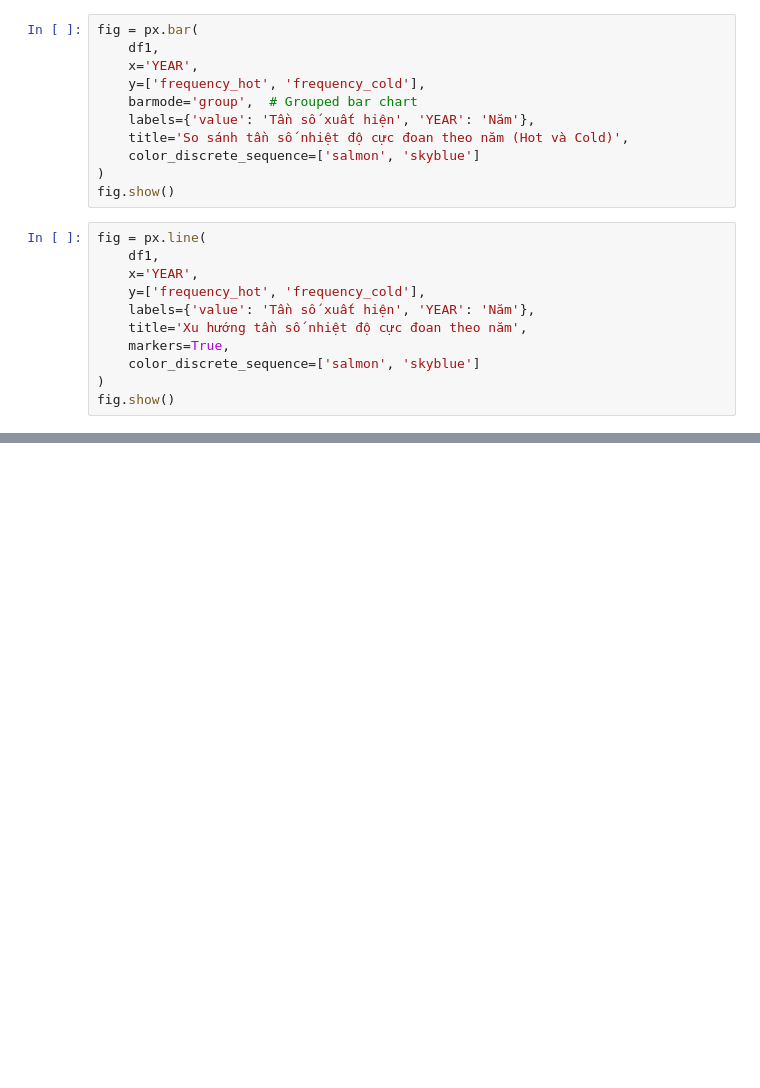
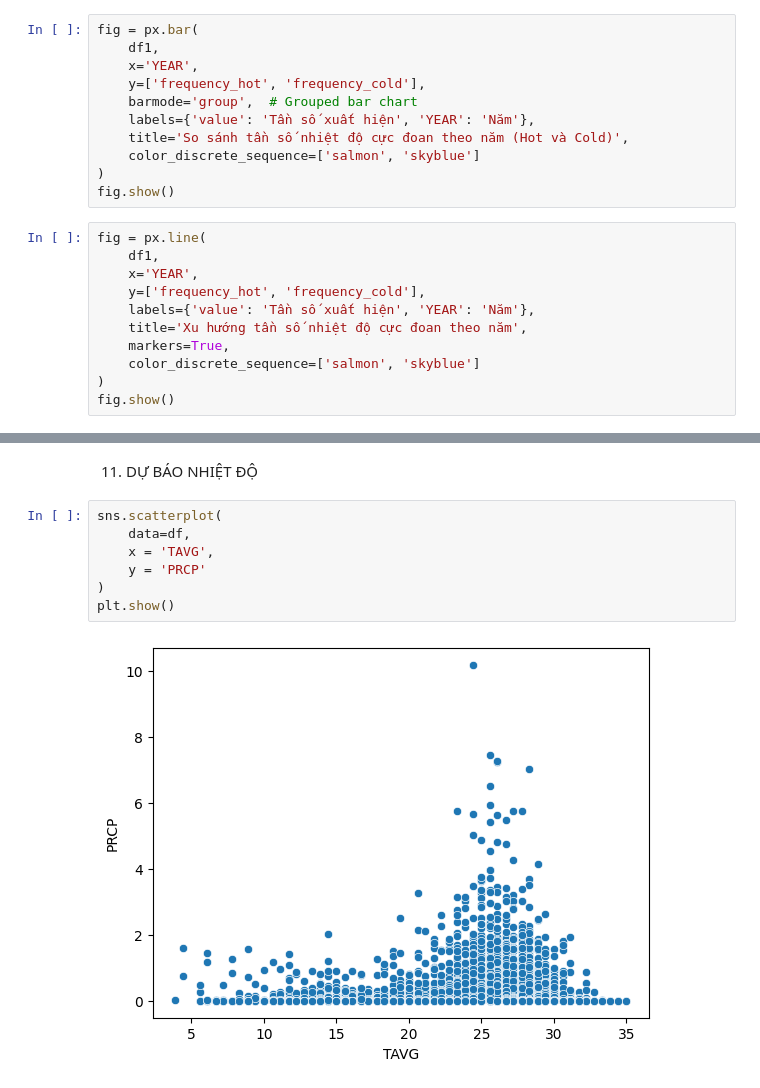
Before and after one commit to huyvanzzz/Data-Processing-Programming, a Jupyter notebook: temp_.ipynb, the cells around one changed output, grey strips where cells are left out. Saved outputs shown, nothing was run; the diff lists cells and outputs as text; blank space fills up the shorter version.

```diff
--- a/temp_.ipynb
+++ b/temp_.ipynb
@@ -320,0 +284,11 @@ NameError: name 'norm' is not defined
+# %% [markdown]
+11. DỰ BÁO NHIỆT ĐỘ
+# %%
+sns.scatterplot(
+    data=df,
+    x = 'TAVG',
+    y = 'PRCP'
+)
+plt.show()
+# %% [output]
+[figure, added]
```
Also changed, not shown: parts of 31 cells of this notebook, 6 other files.
